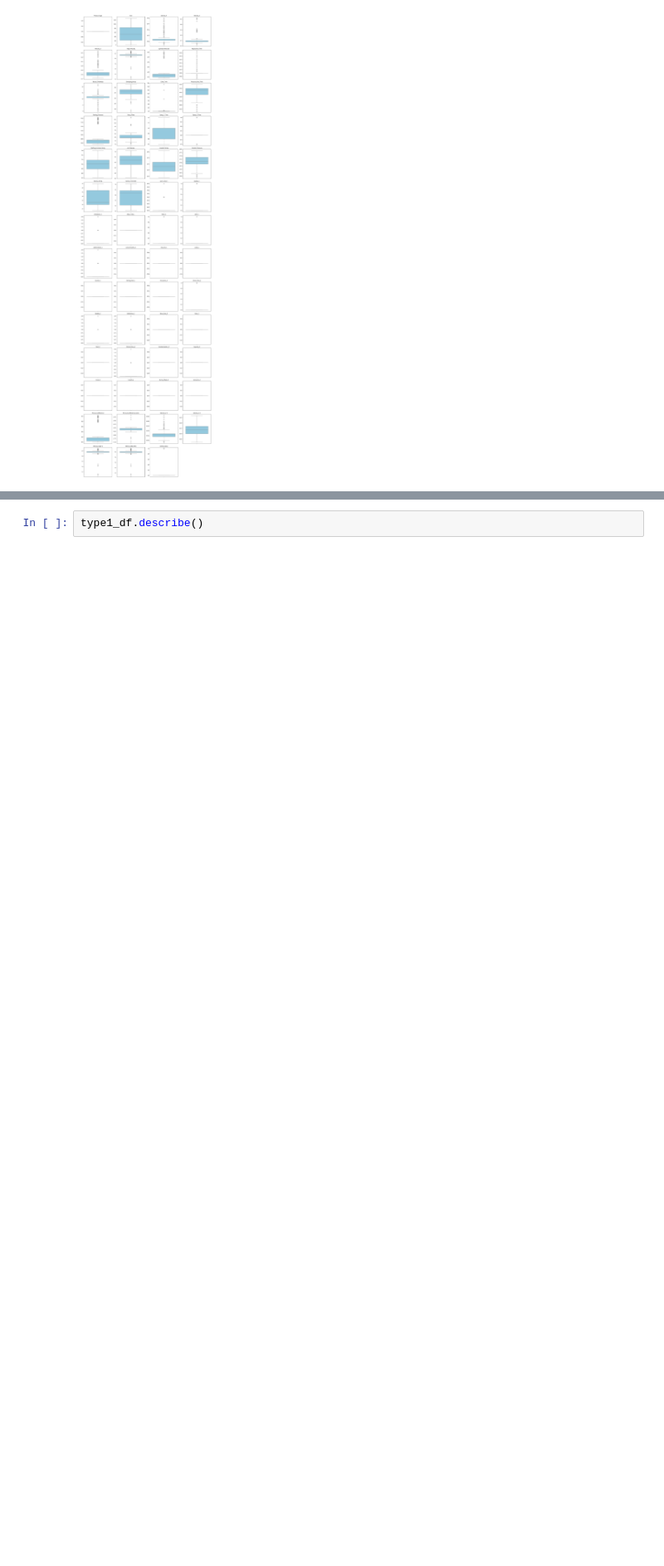
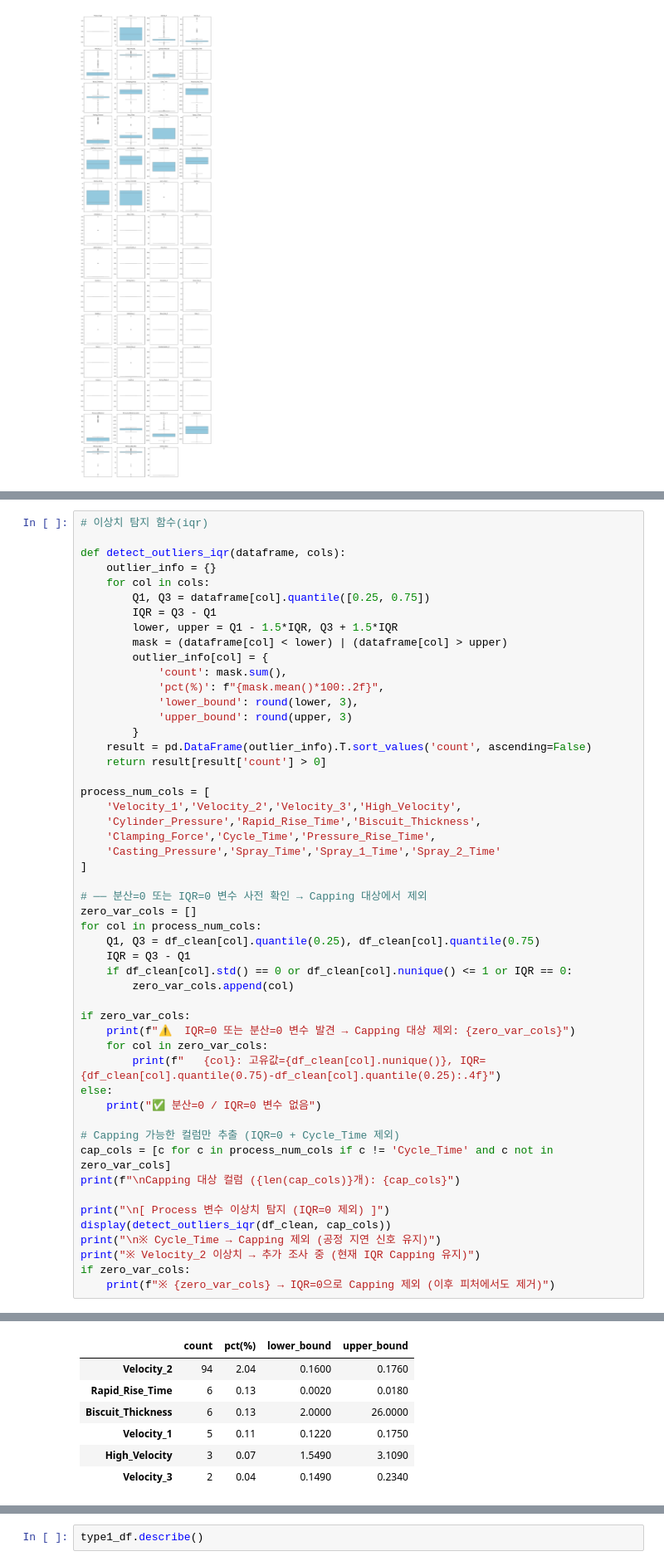
Before and after one commit to heeso0908/hotsix, a Jupyter notebook: notebooks/김재천/statistics_all_iv_vif copy.ipynb, the cells around one changed output, grey strips where cells are left out. Shown at 83% size. Cells and saved outputs as stored; diff of their text form; blank space fills up the shorter version.

```diff
--- a/notebooks/김재천/statistics_all_iv_vif copy.ipynb
+++ b/notebooks/김재천/statistics_all_iv_vif copy.ipynb
@@ -93,0 +133,52 @@ plt.show()
+# %%
+# 이상치 탐지 함수(iqr)
+
+def detect_outliers_iqr(dataframe, cols):
+    outlier_info = {}
+    for col in cols:
+        Q1, Q3 = dataframe[col].quantile([0.25, 0.75])
+        IQR = Q3 - Q1
+        lower, upper = Q1 - 1.5*IQR, Q3 + 1.5*IQR
+        mask = (dataframe[col] < lower) | (dataframe[col] > upper)
+        outlier_info[col] = {
+            'count': mask.sum(),
+            'pct(%)': f"{mask.mean()*100:.2f}",
+            'lower_bound': round(lower, 3),
+            'upper_bound': round(upper, 3)
+        }
+    result = pd.DataFrame(outlier_info).T.sort_values('count', ascending=False)
+    return result[result['count'] > 0]
+
+process_num_cols = [
+    'Velocity_1','Velocity_2','Velocity_3','High_Velocity',
+    'Cylinder_Pressure','Rapid_Rise_Time','Biscuit_Thickness',
+    'Clamping_Force','Cycle_Time','Pressure_Rise_Time',
+    'Casting_Pressure','Spray_Time','Spray_1_Time','Spray_2_Time'
+]
+
+# ── 분산=0 또는 IQR=0 변수 사전 확인 → Capping 대상에서 제외
+zero_var_cols = []
+for col in process_num_cols:
+    Q1, Q3 = df_clean[col].quantile(0.25), df_clean[col].quantile(0.75)
+    IQR = Q3 - Q1
+    if df_clean[col].std() == 0 or df_clean[col].nunique() <= 1 or IQR == 0:
+        zero_var_cols.append(col)
+
+if zero_var_cols:
+    print(f"⚠️  IQR=0 또는 분산=0 변수 발견 → Capping 대상 제외: {zero_var_cols}")
+    for col in zero_var_cols:
+        print(f"   {col}: 고유값={df_clean[col].nunique()}, IQR={df_clean[col].quantile(0.75)-df_clean[col].quantile(0.25):.4f}")
+else:
+    print("✅ 분산=0 / IQR=0 변수 없음")
+
+# Capping 가능한 컬럼만 추출 (IQR=0 + Cycle_Time 제외)
+cap_cols = [c for c in process_num_cols if c != 'Cycle_Time' and c not in zero_var_cols]
+print(f"\nCapping 대상 컬럼 ({len(cap_cols)}개): {cap_cols}")
+
+print("\n[ Process 변수 이상치 탐지 (IQR=0 제외) ]")
+display(detect_outliers_iqr(df_clean, cap_cols))
+print("\n※ Cycle_Time → Capping 제외 (공정 지연 신호 유지)")
+print("※ Velocity_2 이상치 → 추가 조사 중 (현재 IQR Capping 유지)")
+if zero_var_cols:
+    print(f"※ {zero_var_cols} → IQR=0으로 Capping 제외 (이후 피처에서도 제거)")
+# %% [output]
@@ -93,0 +190,7 @@ plt.show()
+|  | count | pct(%) | lower_bound | upper_bound |
+| Velocity_2 | 94 | 2.04 | 0.1600 | 0.1760 |
+| Rapid_Rise_Time | 6 | 0.13 | 0.0020 | 0.0180 |
+| Biscuit_Thickness | 6 | 0.13 | 2.0000 | 26.0000 |
+| Velocity_1 | 5 | 0.11 | 0.1220 | 0.1750 |
+| High_Velocity | 3 | 0.07 | 1.5490 | 3.1090 |
+| Velocity_3 | 2 | 0.04 | 0.1490 | 0.2340 |
```
Also changed, not shown: parts of 8 cells of this notebook, 4 other files.
